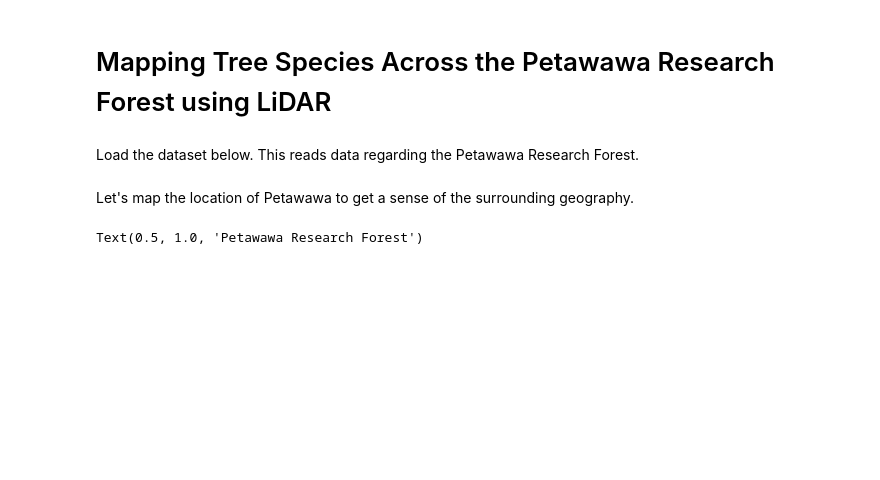
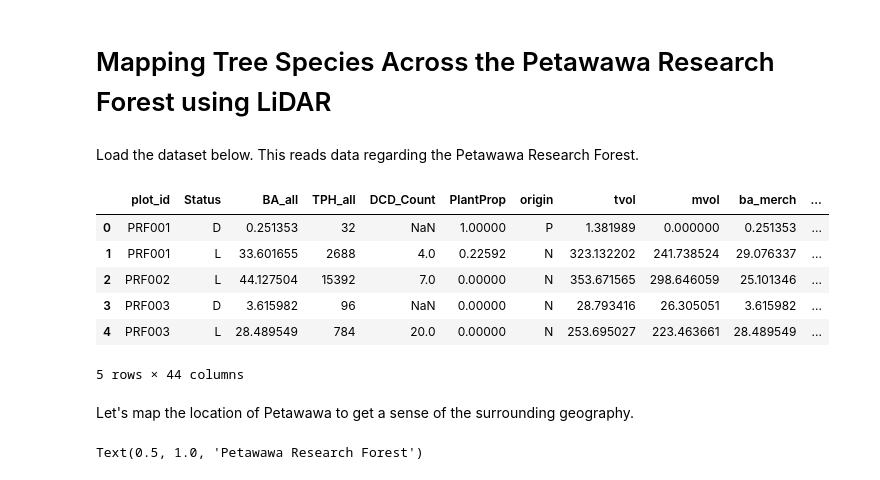
Before and after one commit to subornaa/Geospatial-data-analysis-project-started-kit, a Jupyter notebook: petawawa_species.ipynb, the cells around one changed output. Saved outputs shown, nothing was run; the diff lists cells and outputs as text; code cells hidden in the pictures; blank space fills up the shorter version.

```diff
--- a/petawawa_species.ipynb
+++ b/petawawa_species.ipynb
@@ -13,20 +13,35 @@ Load the dataset below. This reads data regarding the Petawawa Research Forest.
 # %%
 # Load data and set filepaths
 als_metrics = r'data/petawawa_species/als_metrics.tif'
 
 plot_locs_fpath = r'data/petawawa_species/plot_locations.gpkg'
-plots_xy = gpd.read_file(plot_locs_fpath)
+plots_xy = (gpd.read_file(plot_locs_fpath)
+            .rename(columns={'Plot': 'plot_id'}))
 
 prf_boundary_fpath = r'data/petawawa_species/prf_boundary.gpkg'
 prf_boundary = gpd.read_file(prf_boundary_fpath)
 
 sp_codes = r'data/petawawa_species/sp_codes.csv'
 sp_codes_df = pd.read_csv(sp_codes).rename(columns={'Name': 'species'})
 
 plot_data_fpath = r'data/petawawa_species/plot_data.xlsx'
 plots_df = (pd.read_excel(plot_data_fpath, sheet_name='Plotsum')
-            .rename(columns={'Leadsp': 'MNR Code'})
+            .rename(columns={'Leadsp': 'MNR Code',
+                             'PlotName': 'plot_id'})
             .merge(sp_codes_df, how='left', on='MNR Code'))
+
+# Join with the species DF
+plots_xy = plots_xy.merge(plots_df, how='left', on='plot_id')
+
+plots_df.head()
+# %% [output]
+|  | plot_id | Status | BA_all | TPH_all | DCD_Count | PlantProp | origin | tvol | mvol | ba_merch | ... |
+| 0 | PRF001 | D | 0.251353 | 32 | NaN | 1.00000 | P | 1.381989 | 0.000000 | 0.251353 | ... |
+| 1 | PRF001 | L | 33.601655 | 2688 | 4.0 | 0.22592 | N | 323.132202 | 241.738524 | 29.076337 | ... |
+| 2 | PRF002 | L | 44.127504 | 15392 | 7.0 | 0.00000 | N | 353.671565 | 298.646059 | 25.101346 | ... |
+| 3 | PRF003 | D | 3.615982 | 96 | NaN | 0.00000 | N | 28.793416 | 26.305051 | 3.615982 | ... |
+| 4 | PRF003 | L | 28.489549 | 784 | 20.0 | 0.00000 | N | 253.695027 | 223.463661 | 28.489549 | ... |
+5 rows × 44 columns
 # %% [markdown]
 Let's map the location of Petawawa to get a sense of the surrounding geography.
 # %%
```
Also changed, not shown: parts of 5 cells of this notebook.
